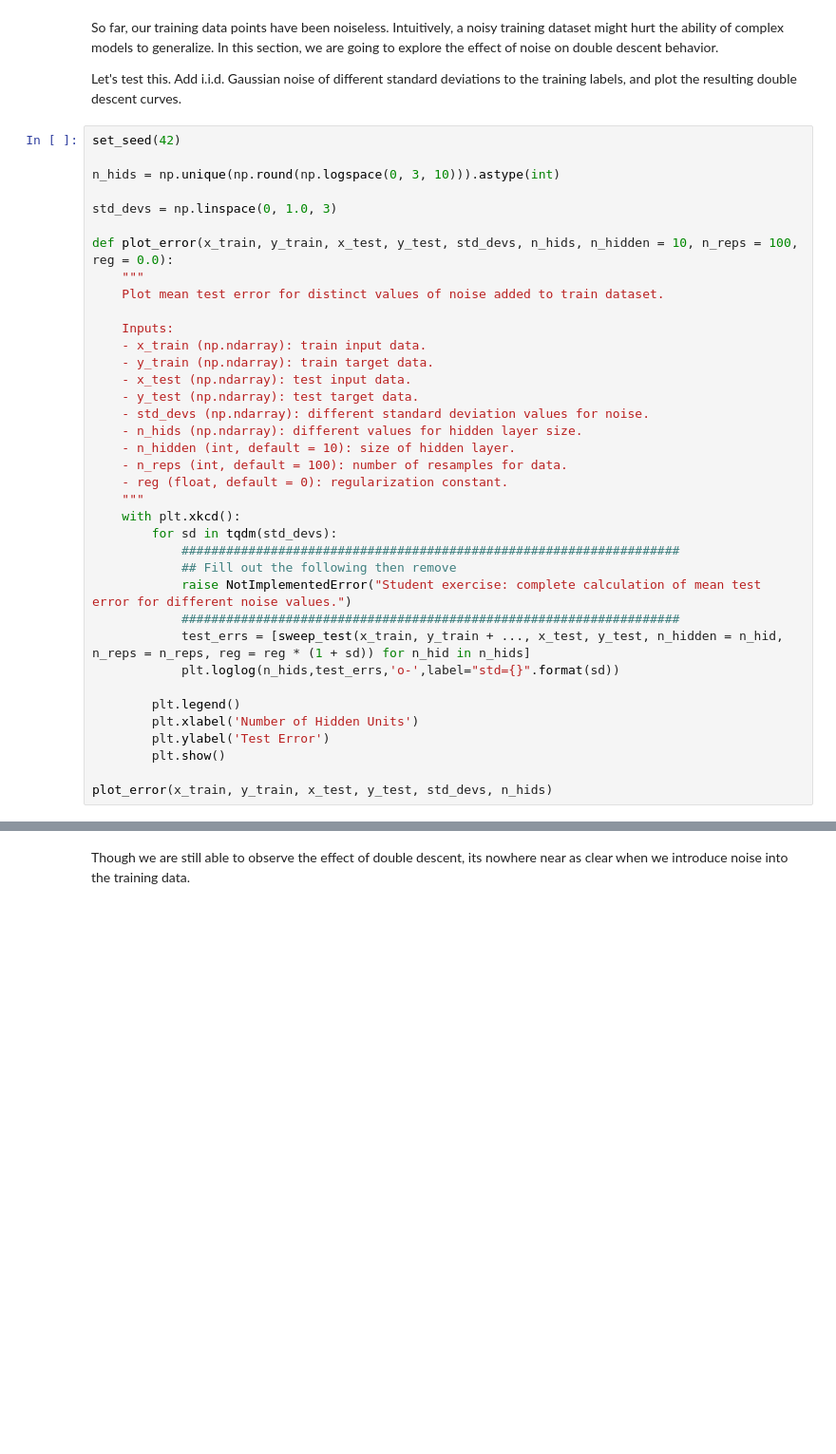
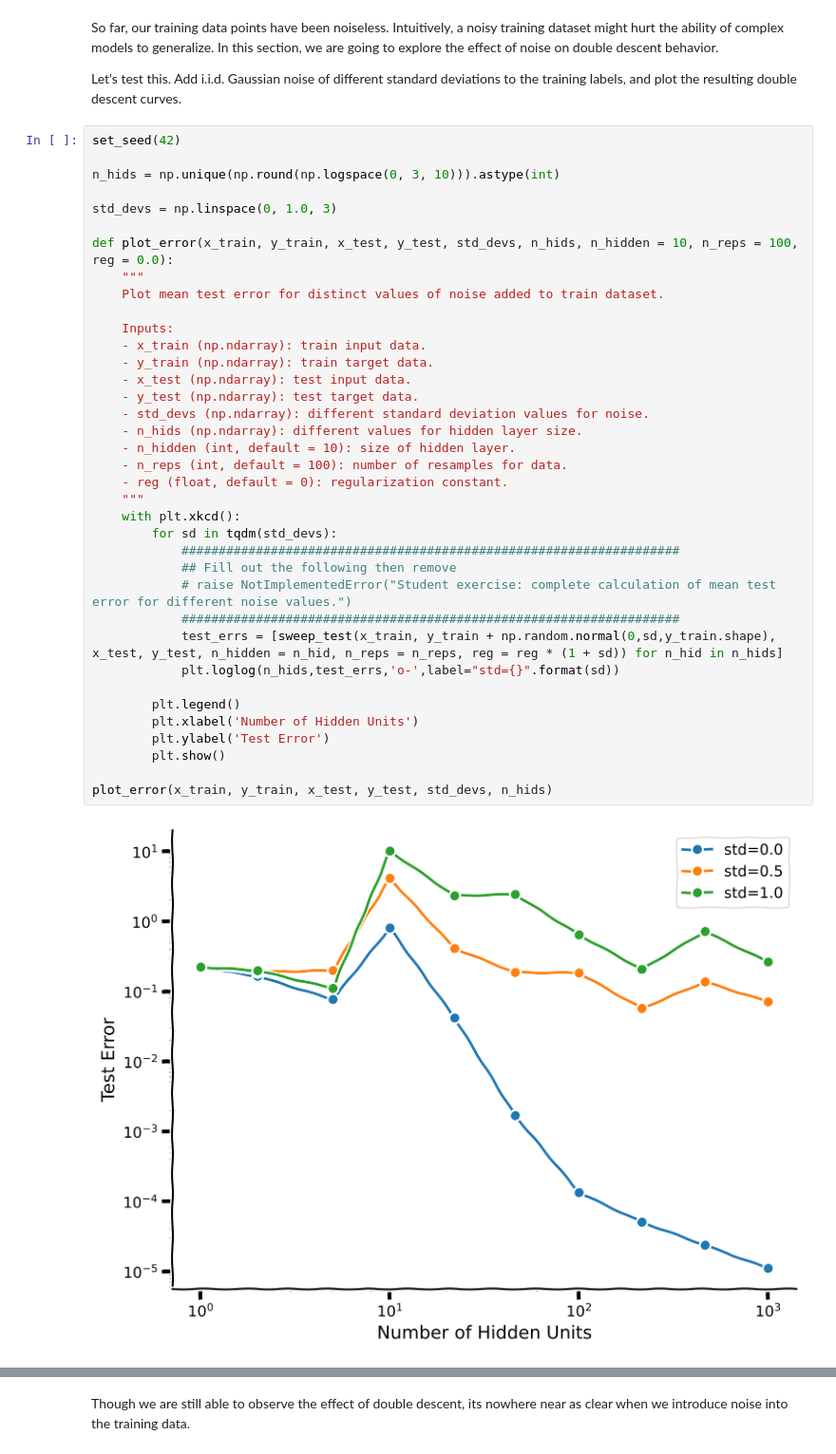
Before and after one commit to sabertoaster/Neuromatch-NeuroAI, a Jupyter notebook: tutorials/W2D1_Macrocircuits/student/W2D1_Tutorial2.ipynb, the cells around one changed output, grey strips where cells are left out. Shown at 95% size. Cells and saved outputs as stored; diff of their text form; blank space fills up the shorter version.

```diff
--- a/tutorials/W2D1_Macrocircuits/student/W2D1_Tutorial2.ipynb
+++ b/tutorials/W2D1_Macrocircuits/student/W2D1_Tutorial2.ipynb
@@ -851,35 +887,37 @@ n_hids = np.unique(np.round(np.logspace(0, 3, 10))).astype(int)
 std_devs = np.linspace(0, 1.0, 3)
 
 def plot_error(x_train, y_train, x_test, y_test, std_devs, n_hids, n_hidden = 10, n_reps = 100, reg = 0.0):
     """
     Plot mean test error for distinct values of noise added to train dataset.
 
     Inputs:
     - x_train (np.ndarray): train input data.
     - y_train (np.ndarray): train target data.
     - x_test (np.ndarray): test input data.
     - y_test (np.ndarray): test target data.
     - std_devs (np.ndarray): different standard deviation values for noise.
     - n_hids (np.ndarray): different values for hidden layer size.
     - n_hidden (int, default = 10): size of hidden layer.
     - n_reps (int, default = 100): number of resamples for data.
     - reg (float, default = 0): regularization constant.
     """
     with plt.xkcd():
         for sd in tqdm(std_devs):
             ###################################################################
             ## Fill out the following then remove
-            raise NotImplementedError("Student exercise: complete calculation of mean test error for different noise values.")
+            # raise NotImplementedError("Student exercise: complete calculation of mean test error for different noise values.")
             ###################################################################
-            test_errs = [sweep_test(x_train, y_train + ..., x_test, y_test, n_hidden = n_hid, n_reps = n_reps, reg = reg * (1 + sd)) for n_hid in n_hids]
+            test_errs = [sweep_test(x_train, y_train + np.random.normal(0,sd,y_train.shape), x_test, y_test, n_hidden = n_hid, n_reps = n_reps, reg = reg * (1 + sd)) for n_hid in n_hids]
             plt.loglog(n_hids,test_errs,'o-',label="std={}".format(sd))
 
         plt.legend()
         plt.xlabel('Number of Hidden Units')
         plt.ylabel('Test Error')
         plt.show()
 
 plot_error(x_train, y_train, x_test, y_test, std_devs, n_hids)
+# %% [output]
+[figure, added]
 # %% [markdown]
 [*Click for solution*](https://github.com/neuromatch/NeuroAI_Course/tree/main/tutorials/W2D1_Macrocircuits/solutions/W2D1_Tutorial2_Solution_00f64733.py)
 
```
Also changed, not shown: parts of 25 cells of this notebook.
